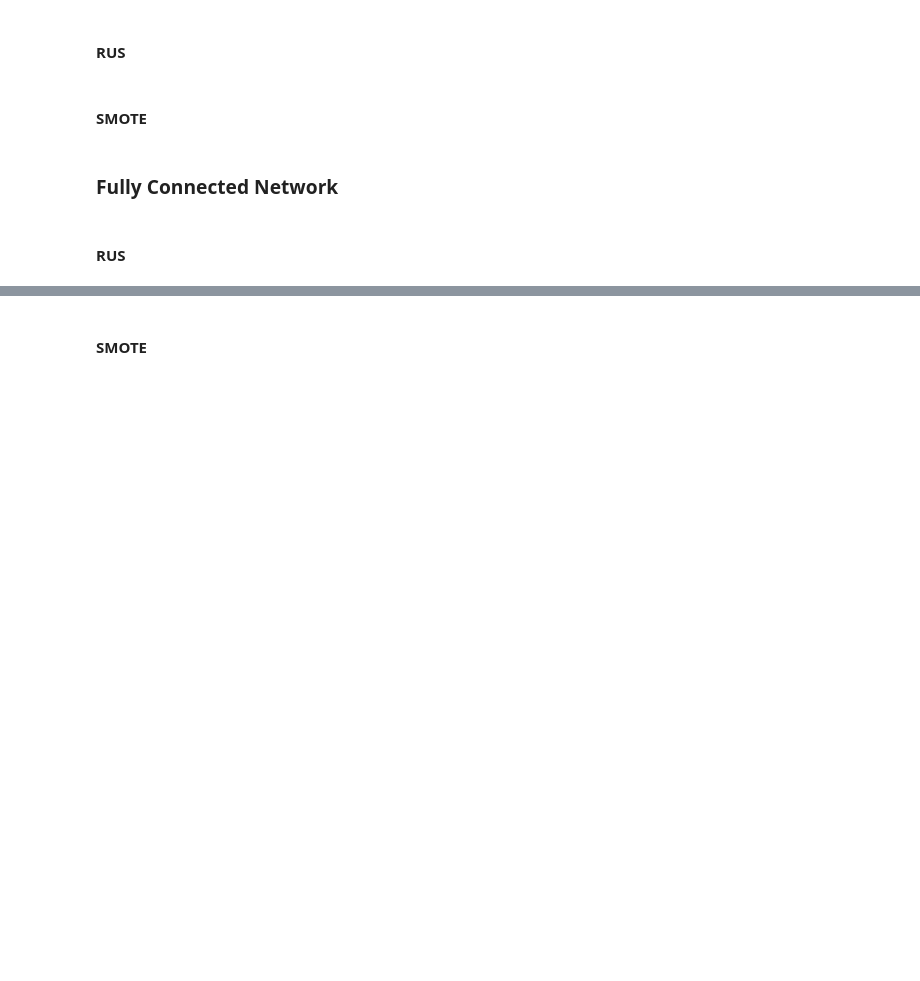
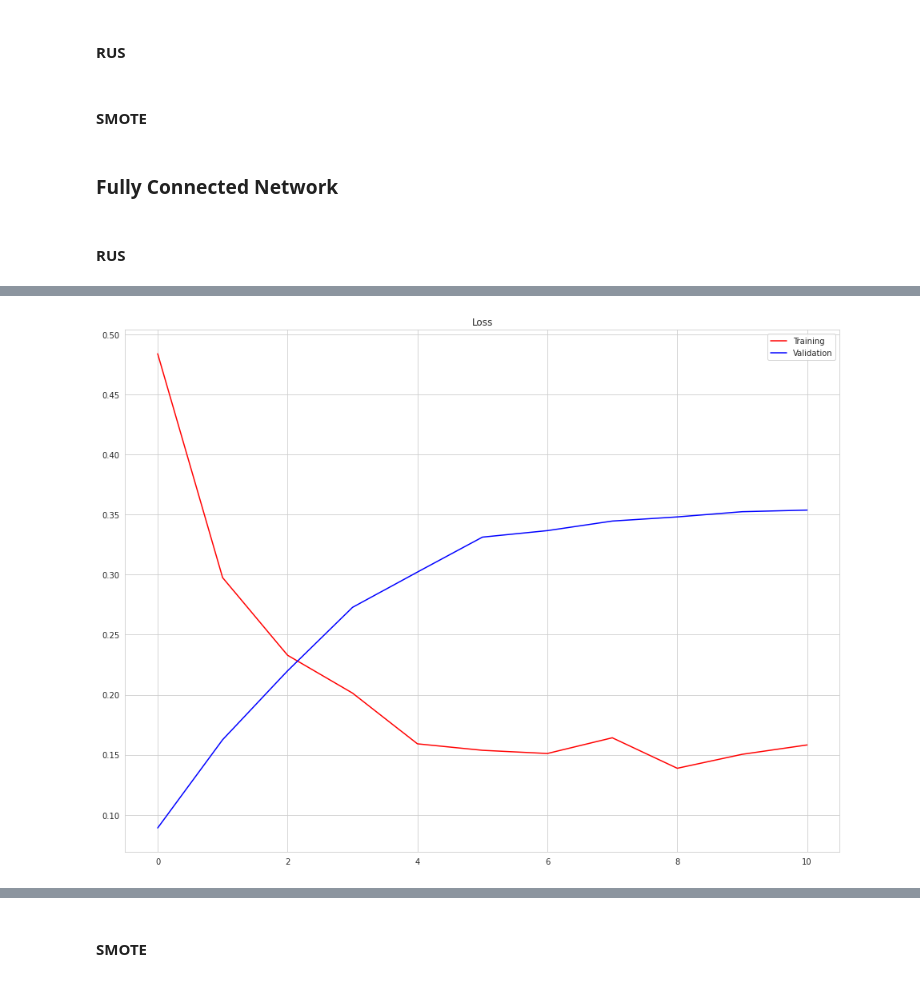
Before and after one commit to josumsc/credit-card-fraud-detection, a Jupyter notebook: src/credit_card_fraud_detection.ipynb, the cells around one changed output, grey strips where cells are left out. Drawn from its saved outputs; the diff is of its cells as text; code cells hidden in the pictures; blank space fills up the shorter version.

Commit message:
Training Neural Network

```diff
--- a/src/credit_card_fraud_detection.ipynb
+++ b/src/credit_card_fraud_detection.ipynb
@@ -149,8 +149,8 @@ The conclusion of this analysis is that the dataset is likely to have enough inf
 ## Data Modelling
 # %%
 cv = StratifiedKFold(n_splits=4)
-X = train.drop("Class", axis=1).values
-y = train["Class"].values
+X = train_transformed.drop("Class", axis=1).values
+y = train_transformed["Class"].values
 # %% [markdown]
 ### Logistic Regression
 # %%
@@ -483,9 +485,8 @@ for metric, values in xgb_smote_model_scores.items():
 # %% [markdown]
 #### RUS
 # %%
-rus_dense_network = tf.keras.models.Sequential()
-rus_dense_network.add([
-    tf.keras.layers.Dense(250, activation="relu", input_shape=(X.shape)),
+rus_dense_network = tf.keras.models.Sequential([
+    tf.keras.layers.Dense(250, activation="relu", input_shape=(X.shape[1],)),
     tf.keras.layers.Dropout(0.2),
     tf.keras.layers.BatchNormalization(),
     tf.keras.layers.Dense(100, activation="relu"),
@@ -494,18 +495,15 @@ rus_dense_network.add([
     tf.keras.layers.Dense(25, activation="relu"),
     tf.keras.layers.Dropout(0.2),
     tf.keras.layers.BatchNormalization(),
-    tf.keras.layers.Dense(1, activation="logistic"),
+    tf.keras.layers.Dense(1, activation="sigmoid"),
 ])
 
 rus_dense_network.compile(optimizer=tf.keras.optimizers.Adam(0.001), loss='binary_crossentropy', metrics=['accuracy'])
 callbacks = [
-    tf.keras.callbacks.EarlyStopping(patience=10),
-    tf.keras.callbacks.ReduceLROnPlateau(patience=5),
+    tf.keras.callbacks.EarlyStopping(patience=5, restore_best_weights=True),
+    tf.keras.callbacks.ReduceLROnPlateau(patience=3),
 ]
 
-rus_network_pipeline = imblearn_make_pipeline(
-    RandomUnderSampler(0.5),
-    rus_dense_network,
-)
-rus_network_pipeline.fit(X, y, validation_split=0.2, batch_size=25, epochs=20, callbacks=callbacks)
+rus_X, rus_y = RandomUnderSampler(0.5).fit_resample(X, y)
+history = rus_dense_network.fit(rus_X, rus_y, validation_split=0.2, batch_size=25, epochs=20, callbacks=callbacks)
 prediction = rus_dense_network.predict(X[test_cv])
@@ -511,0 +528,9 @@ prediction = rus_dense_network.predict(X[test_cv])
+# %%
+fig, ax = plt.subplots(figsize=(16, 12))
+ax.plot(history.history["loss"], color='red', label='Training')
+ax.plot(history.history["val_loss"], color='blue', label='Validation')
+ax.set_title("Loss")
+ax.legend()
+plt.show()
+# %% [output]
+[figure, added]
```
Also changed, not shown: parts of 14 cells of this notebook.
